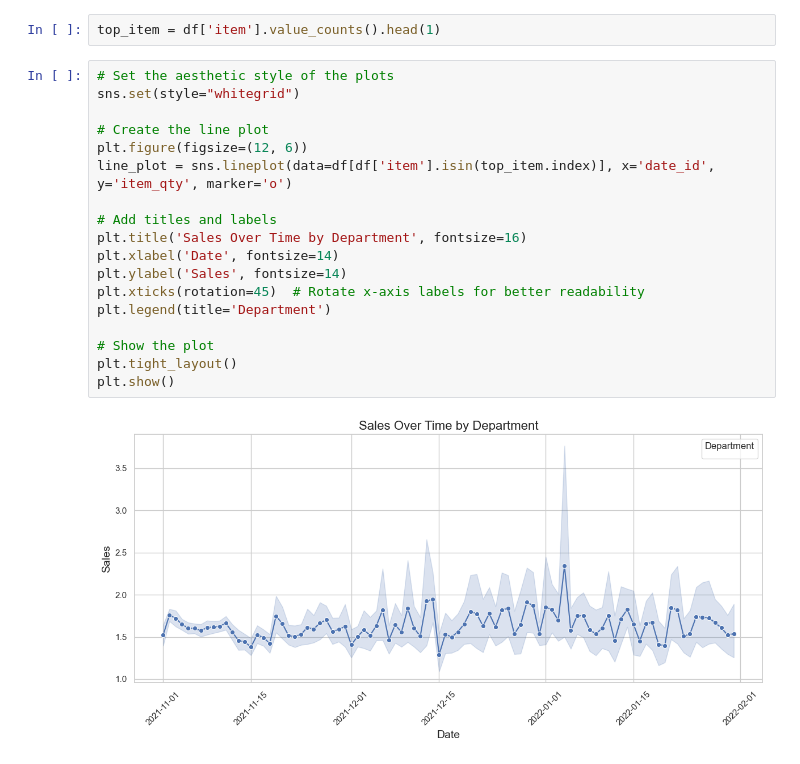
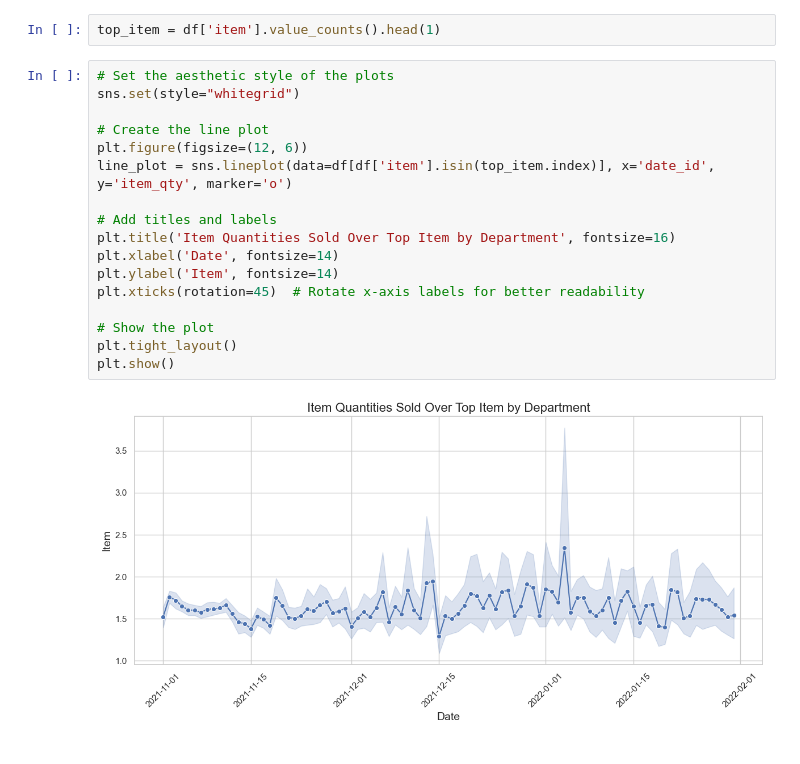
Before and after one commit to Vaseekaran-V/ML_CW, a Jupyter notebook: analysis/Data Analysis.ipynb, the cells around one changed output. Drawn from its saved outputs; the diff is of its cells as text.

```diff
--- a/analysis/Data Analysis.ipynb
+++ b/analysis/Data Analysis.ipynb
@@ -417,23 +442,22 @@ top_item = df['item'].value_counts().head(1)
 # %%
 # Set the aesthetic style of the plots
 sns.set(style="whitegrid")
 
 # Create the line plot
 plt.figure(figsize=(12, 6))
 line_plot = sns.lineplot(data=df[df['item'].isin(top_item.index)], x='date_id', y='item_qty', marker='o')
 
 # Add titles and labels
-plt.title('Sales Over Time by Department', fontsize=16)
+plt.title('Item Quantities Sold Over Top Item by Department', fontsize=16)
 plt.xlabel('Date', fontsize=14)
-plt.ylabel('Sales', fontsize=14)
+plt.ylabel('Item', fontsize=14)
 plt.xticks(rotation=45)  # Rotate x-axis labels for better readability
-plt.legend(title='Department')
 
 # Show the plot
 plt.tight_layout()
 plt.show()
 # %% [output]
-[figure, old version]
+[figure, new version]
 # %%
 # Set the aesthetic style of the plots
 sns.set(style="whitegrid")
```
Also changed, not shown: parts of 11 cells of this notebook.
